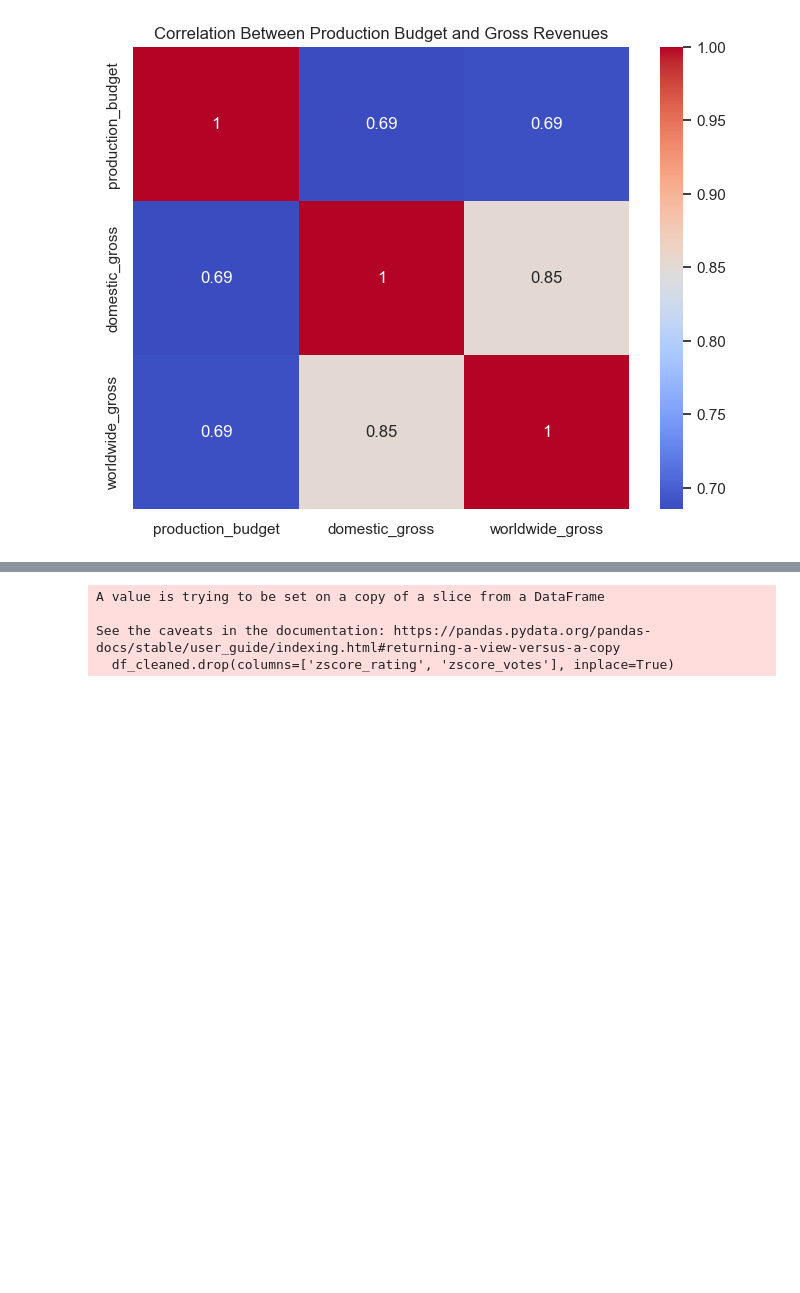
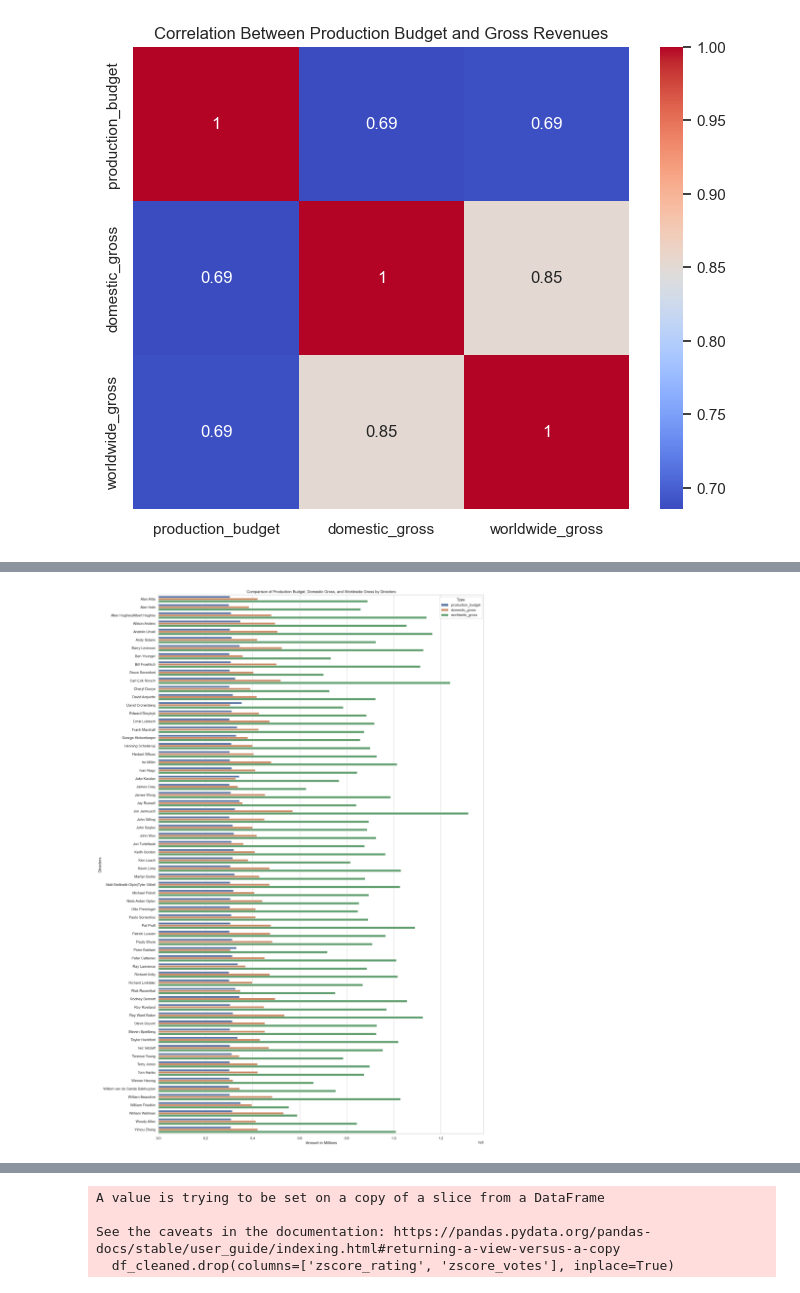
Before and after one commit to omendez930/dsc-project2-movie-studio, a Jupyter notebook: index.ipynb, the cells around one changed output, grey strips where cells are left out. Cells and saved outputs as stored; diff of their text form; code cells hidden in the pictures; blank space fills up the shorter version.

Commit message:
director analysis

```diff
--- a/index.ipynb
+++ b/index.ipynb
@@ -728,0 +719,10 @@ plt.show()
+# %%
+# Group by directors and calculate mean or sum of the budgets and gross
+director_grouped = synopsis_df.groupby('director').agg({
+    'production_budget': 'mean',
+    'domestic_gross': 'mean',
+    'worldwide_gross': 'mean'
+}).reset_index()
+
+# Display the aggregated DataFrame
+director_grouped.head()
@@ -728,0 +736,18 @@ plt.show()
+# %%
+# Set the plot size
+plt.figure(figsize=(18, 30))
+
+# Melt the DataFrame for easier plotting
+melted_df = pd.melt(director_grouped, id_vars='director', value_vars=['production_budget', 'domestic_gross', 'worldwide_gross'], var_name='Type', value_name='Amount')
+# Create a bar plot
+sns.barplot(x='Amount', y='director', hue='Type', data=melted_df)
+
+# Add labels and title
+plt.xlabel('Amount in Millions')
+plt.ylabel('Directors')
+plt.title('Comparison of Production Budget, Domestic Gross, and Worldwide Gross by Directors')
+plt.legend(title='Type')
+plt.savefig('Budget and Gross based on Director')
+plt.show()
+# %% [output]
+[figure, added]
```
Also changed, not shown: parts of 12 cells of this notebook, 5 other files.
